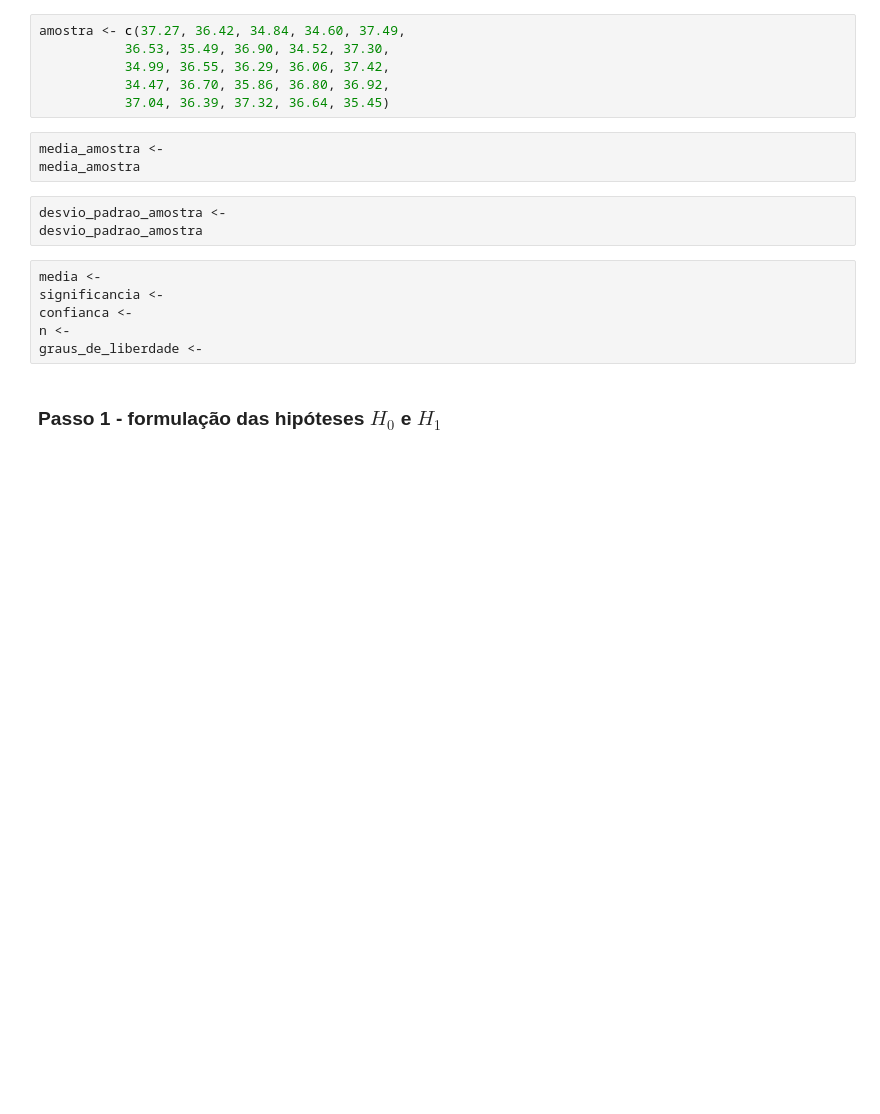
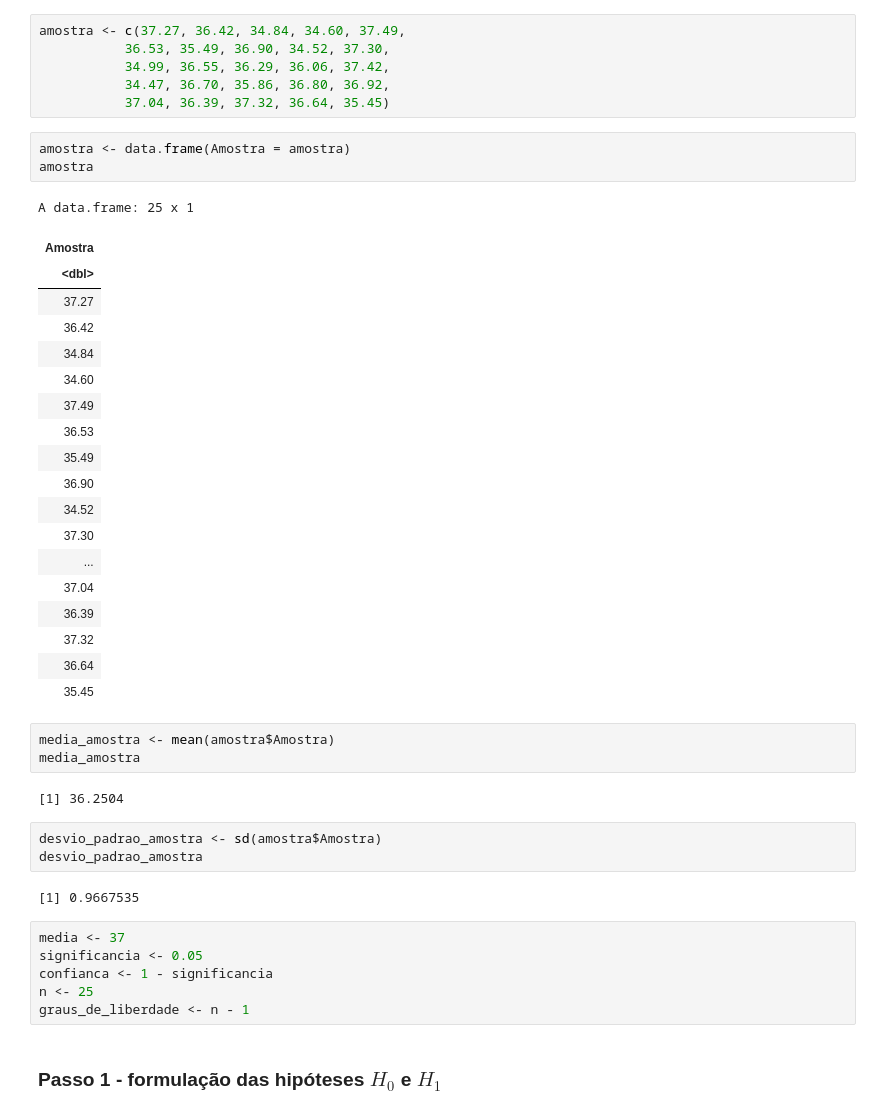
Before and after one commit to LjotaBR/Alura_Curso4, a Jupyter notebook: Curso_de_Estatística_Parte_3.ipynb, the cells around one changed output. Cells and saved outputs as stored; diff of their text form; blank space fills up the shorter version.

```diff
--- a/Curso_de_Estatística_Parte_3.ipynb
+++ b/Curso_de_Estatística_Parte_3.ipynb
@@ -556,18 +575,45 @@ amostra <- c(37.27, 36.42, 34.84, 34.60, 37.49,
            34.99, 36.55, 36.29, 36.06, 37.42,
            34.47, 36.70, 35.86, 36.80, 36.92,
            37.04, 36.39, 37.32, 36.64, 35.45)
+# %%
+amostra <- data.frame(Amostra = amostra)
+amostra
+# %% [output]
+A data.frame: 25 x 1
+| Amostra |
+| <dbl> |
+| 37.27 |
+| 36.42 |
+| 34.84 |
+| 34.60 |
+| 37.49 |
+| 36.53 |
+| 35.49 |
+| 36.90 |
+| 34.52 |
+| 37.30 |
+| ... |
+| 37.04 |
+| 36.39 |
+| 37.32 |
+| 36.64 |
+| 35.45 |
 # %%
-media_amostra <-
+media_amostra <- mean(amostra$Amostra)
 media_amostra
+# %% [output]
+[1] 36.2504
 # %%
-desvio_padrao_amostra <-
+desvio_padrao_amostra <- sd(amostra$Amostra)
 desvio_padrao_amostra
+# %% [output]
+[1] 0.9667535
 # %%
-media <-
-significancia <-
-confianca <-
-n <-
-graus_de_liberdade <-
+media <- 37
+significancia <- 0.05
+confianca <- 1 - significancia
+n <- 25
+graus_de_liberdade <- n - 1
 # %% [markdown]
 ### **Passo 1** - formulação das hipóteses $H_0$ e $H_1$
 # %% [markdown]
```
Also changed, not shown: parts of 15 cells of this notebook.
